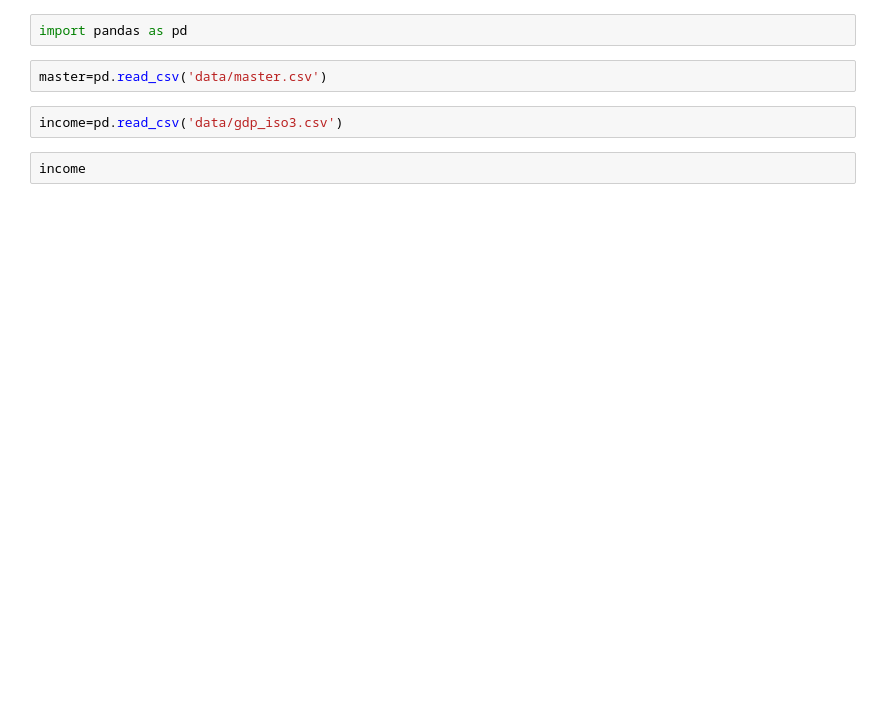
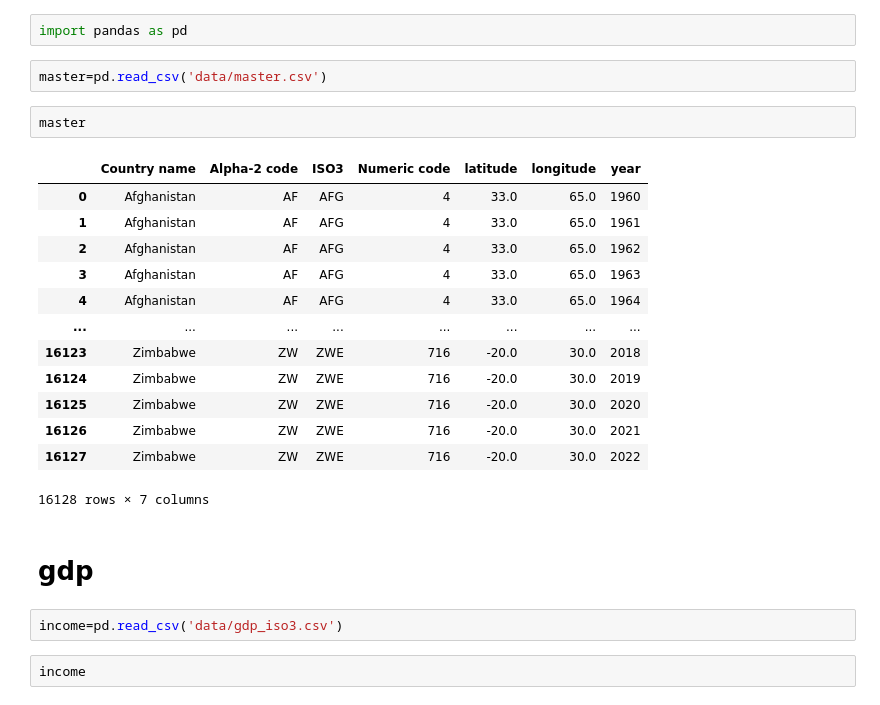
Before and after one commit to NaokiSasaya/gis, a Jupyter notebook: week13/marge.ipynb, the cells around one changed output. Cells and saved outputs as stored; diff of their text form; blank space fills up the shorter version.

```diff
--- a/week13/marge.ipynb
+++ b/week13/marge.ipynb
@@ -2,6 +2,24 @@
 import pandas as pd
 # %%
 master=pd.read_csv('data/master.csv')
+# %%
+master
+# %% [output]
+|  | Country name | Alpha-2 code | ISO3 | Numeric code | latitude | longitude | year |
+| 0 | Afghanistan | AF | AFG | 4 | 33.0 | 65.0 | 1960 |
+| 1 | Afghanistan | AF | AFG | 4 | 33.0 | 65.0 | 1961 |
+| 2 | Afghanistan | AF | AFG | 4 | 33.0 | 65.0 | 1962 |
+| 3 | Afghanistan | AF | AFG | 4 | 33.0 | 65.0 | 1963 |
+| 4 | Afghanistan | AF | AFG | 4 | 33.0 | 65.0 | 1964 |
+| ... | ... | ... | ... | ... | ... | ... | ... |
+| 16123 | Zimbabwe | ZW | ZWE | 716 | -20.0 | 30.0 | 2018 |
+| 16124 | Zimbabwe | ZW | ZWE | 716 | -20.0 | 30.0 | 2019 |
+| 16125 | Zimbabwe | ZW | ZWE | 716 | -20.0 | 30.0 | 2020 |
+| 16126 | Zimbabwe | ZW | ZWE | 716 | -20.0 | 30.0 | 2021 |
+| 16127 | Zimbabwe | ZW | ZWE | 716 | -20.0 | 30.0 | 2022 |
+16128 rows × 7 columns
+# %% [markdown]
+# gdp
 # %%
 income=pd.read_csv('data/gdp_iso3.csv')
 # %%
```
Also changed, not shown: parts of 20 cells of this notebook, 8 other files.
